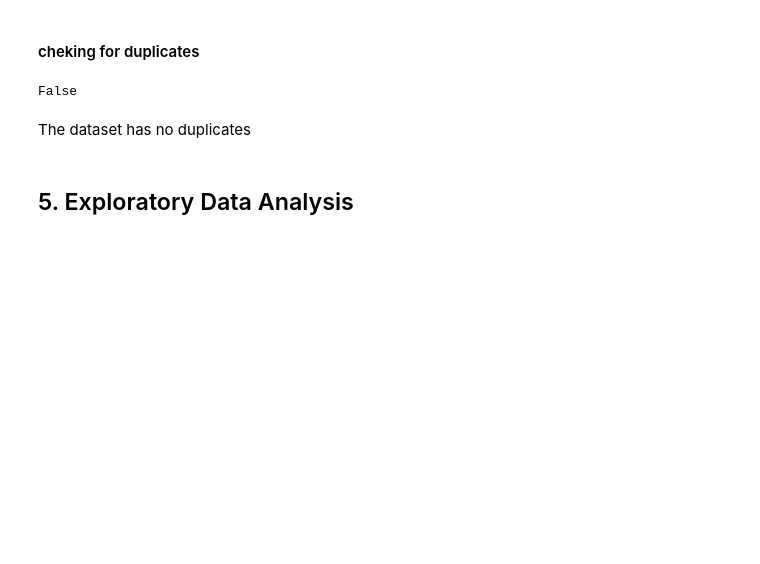
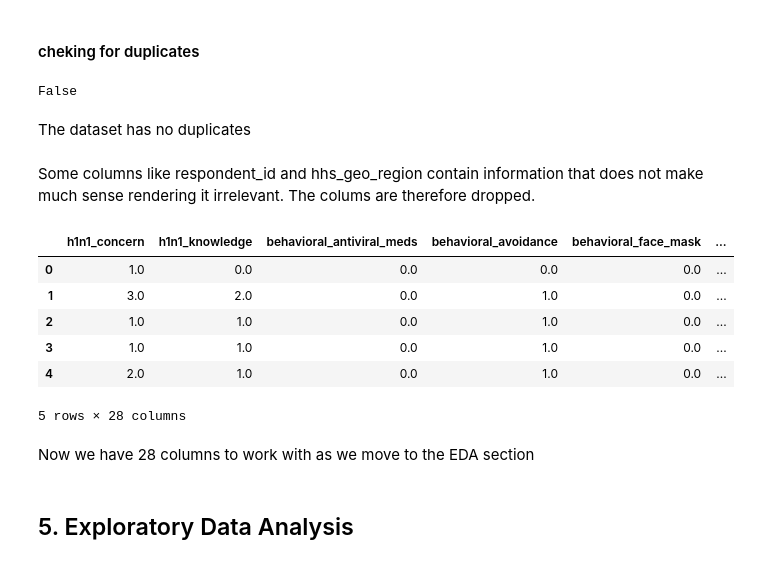
Before and after one commit to CatherineChelagat/Predicting-how-likely-individuals-are-to-receive-H1N1-vaccines, a Jupyter notebook: A Classification Model for Predicting Whether Individuals got their H1N1 Vaccines.ipynb, the cells around one changed output. Drawn from its saved outputs; the diff is of its cells as text; code cells hidden in the pictures; blank space fills up the shorter version.

```diff
--- a/A Classification Model for Predicting Whether Individuals got their H1N1 Vaccines.ipynb
+++ b/A Classification Model for Predicting Whether Individuals got their H1N1 Vaccines.ipynb
@@ -262,6 +295,6 @@ It is safe to say that the dataset will still be of great use and quality withou
 # %%
-# dropping all the rows with missing values
-new_features_df = new_features_df.dropna()
-new_features_df
+# dropping all the columns with missing values
+joined_df = joined_df.drop(['employment_occupation', 'employment_industry', 'health_insurance'], axis=1)
+joined_df.head()
 # %% [output]
 |  | respondent_id | h1n1_concern | h1n1_knowledge | behavioral_antiviral_meds | behavioral_avoidance | ... |
@@ -279,0 +311,4 @@ new_features_df
+# %%
+# handling missing values in the remaining columns
+joined_df=joined_df.fillna(joined_df.mode())
+joined_df.head()
@@ -309,3 +513,5 @@ new_features_df.duplicated().any()
 False
 # %% [markdown]
 The dataset has no duplicates
+# %% [markdown]
+Some columns like respondent_id and hhs_geo_region contain information that does not make much sense rendering it irrelevant. The colums are therefore dropped.
@@ -312,2 +527,14 @@ The dataset has no duplicates
+# %%
+joined_df.head()
+# %% [output]
+|  | h1n1_concern | h1n1_knowledge | behavioral_antiviral_meds | behavioral_avoidance | behavioral_face_mask | ... |
+| 0 | 1.0 | 0.0 | 0.0 | 0.0 | 0.0 | ... |
+| 1 | 3.0 | 2.0 | 0.0 | 1.0 | 0.0 | ... |
+| 2 | 1.0 | 1.0 | 0.0 | 1.0 | 0.0 | ... |
+| 3 | 1.0 | 1.0 | 0.0 | 1.0 | 0.0 | ... |
+| 4 | 2.0 | 1.0 | 0.0 | 1.0 | 0.0 | ... |
+5 rows × 28 columns
+# %% [markdown]
+Now we have 28 columns to work with as we move to the EDA section
 # %% [markdown]
 ## 5. Exploratory Data Analysis
```
Also changed, not shown: parts of 47 cells of this notebook.
